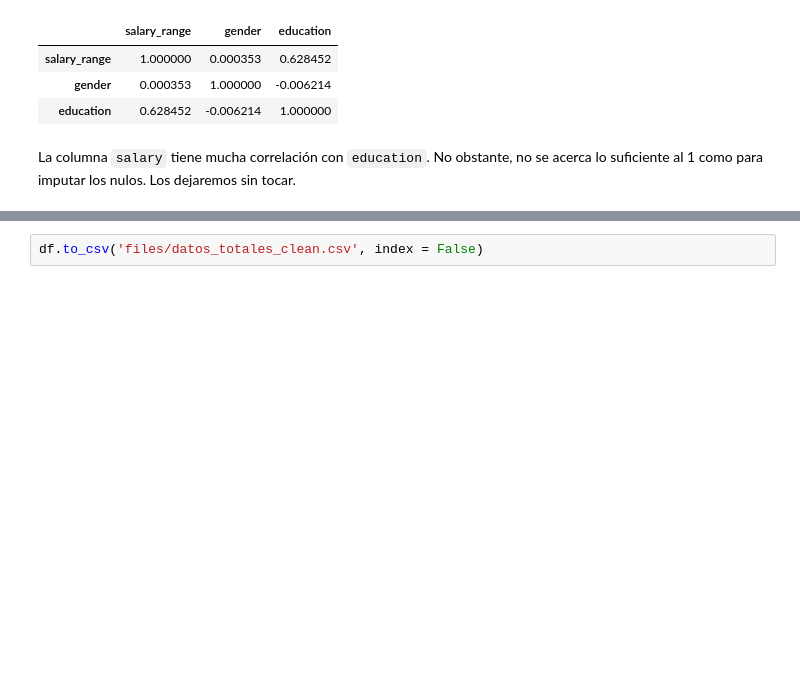
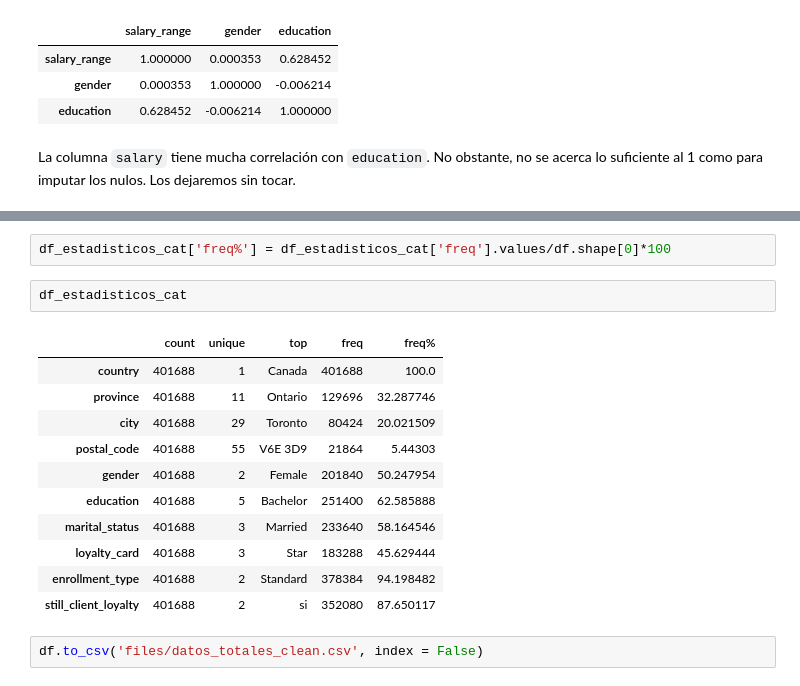
Before and after one commit to Adalab/bda-modulo-3-evaluacion-final-sansisimon, a Jupyter notebook: fase-1-eda-y-limpieza.ipynb, the cells around one changed output, grey strips where cells are left out. Cells and saved outputs as stored; diff of their text form; blank space fills up the shorter version.

```diff
--- a/fase-1-eda-y-limpieza.ipynb
+++ b/fase-1-eda-y-limpieza.ipynb
@@ -665,2 +704,18 @@ La columna `salary` tiene mucha correlación con `education`. No obstante, no se
+# %%
+df_estadisticos_cat['freq%'] = df_estadisticos_cat['freq'].values/df.shape[0]*100
+# %%
+df_estadisticos_cat
+# %% [output]
+|  | count | unique | top | freq | freq% |
+| country | 401688 | 1 | Canada | 401688 | 100.0 |
+| province | 401688 | 11 | Ontario | 129696 | 32.287746 |
+| city | 401688 | 29 | Toronto | 80424 | 20.021509 |
+| postal_code | 401688 | 55 | V6E 3D9 | 21864 | 5.44303 |
+| gender | 401688 | 2 | Female | 201840 | 50.247954 |
+| education | 401688 | 5 | Bachelor | 251400 | 62.585888 |
+| marital_status | 401688 | 3 | Married | 233640 | 58.164546 |
+| loyalty_card | 401688 | 3 | Star | 183288 | 45.629444 |
+| enrollment_type | 401688 | 2 | Standard | 378384 | 94.198482 |
+| still_client_loyalty | 401688 | 2 | si | 352080 | 87.650117 |
 # %%
 df.to_csv('files/datos_totales_clean.csv', index = False)
```
Also changed, not shown: parts of 5 cells of this notebook, 7 other files.
